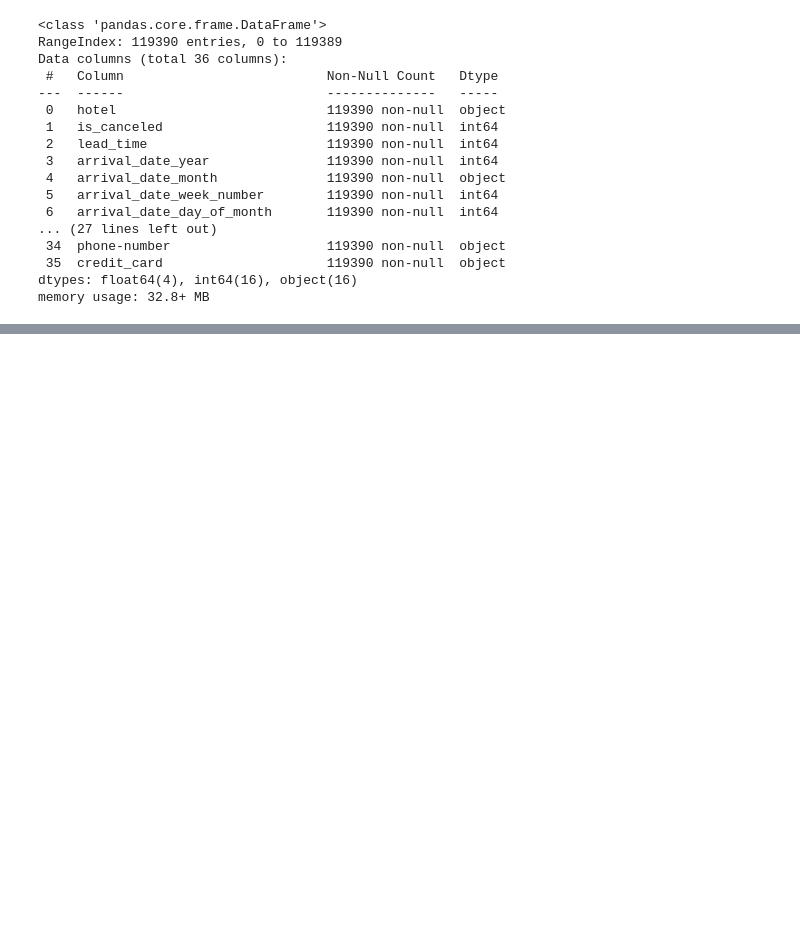
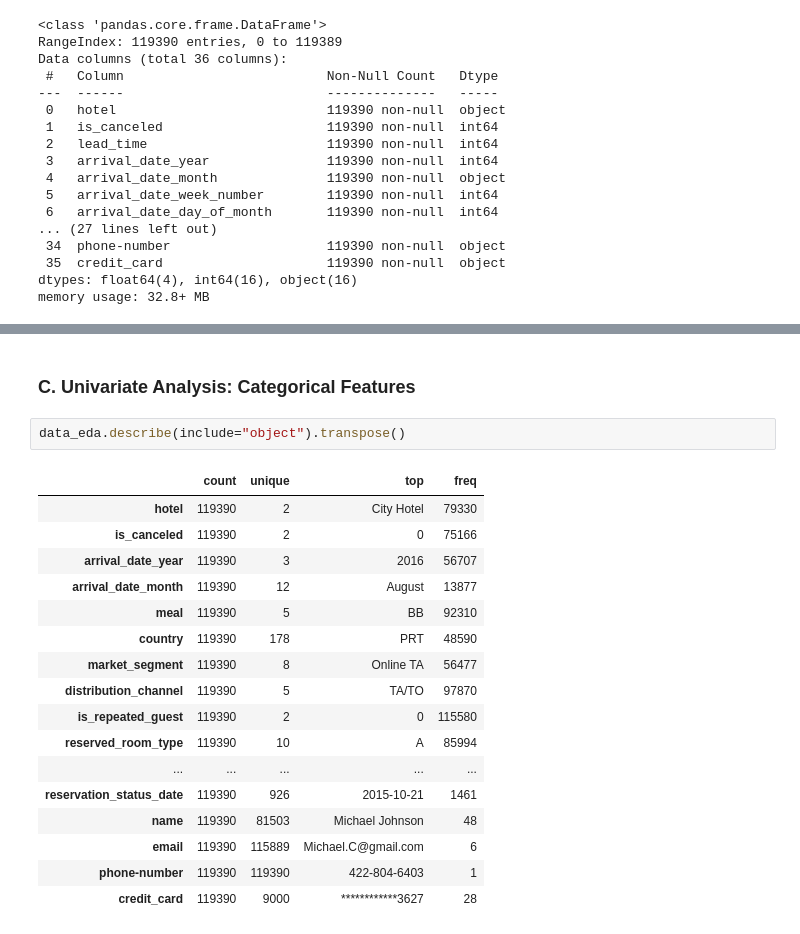
Before and after one commit to sal-siddiqui/booking-cancellation-confirmation, a Jupyter notebook: jupyter/notebooks/notebook.ipynb, the cells around one changed output, grey strips where cells are left out. Saved outputs shown, nothing was run; the diff lists cells and outputs as text; blank space fills up the shorter version.

```diff
--- a/jupyter/notebooks/notebook.ipynb
+++ b/jupyter/notebooks/notebook.ipynb
@@ -184,0 +314,22 @@ memory usage: 32.8+ MB
+# %% [markdown]
+<h3 style="font-weight: bold; font-size: 18px;">C. Univariate Analysis: Categorical Features</h3>
+# %%
+data_eda.describe(include="object").transpose()
+# %% [output]
+|  | count | unique | top | freq |
+| hotel | 119390 | 2 | City Hotel | 79330 |
+| is_canceled | 119390 | 2 | 0 | 75166 |
+| arrival_date_year | 119390 | 3 | 2016 | 56707 |
+| arrival_date_month | 119390 | 12 | August | 13877 |
+| meal | 119390 | 5 | BB | 92310 |
+| country | 119390 | 178 | PRT | 48590 |
+| market_segment | 119390 | 8 | Online TA | 56477 |
+| distribution_channel | 119390 | 5 | TA/TO | 97870 |
+| is_repeated_guest | 119390 | 2 | 0 | 115580 |
+| reserved_room_type | 119390 | 10 | A | 85994 |
+| ... | ... | ... | ... | ... |
+| reservation_status_date | 119390 | 926 | 2015-10-21 | 1461 |
+| name | 119390 | 81503 | Michael Johnson | 48 |
+| email | 119390 | 115889 | Michael.C@gmail.com | 6 |
+| phone-number | 119390 | 119390 | 422-804-6403 | 1 |
+| credit_card | 119390 | 9000 | ************3627 | 28 |
```
Also changed, not shown: parts of 20 cells of this notebook, 2 other files.
